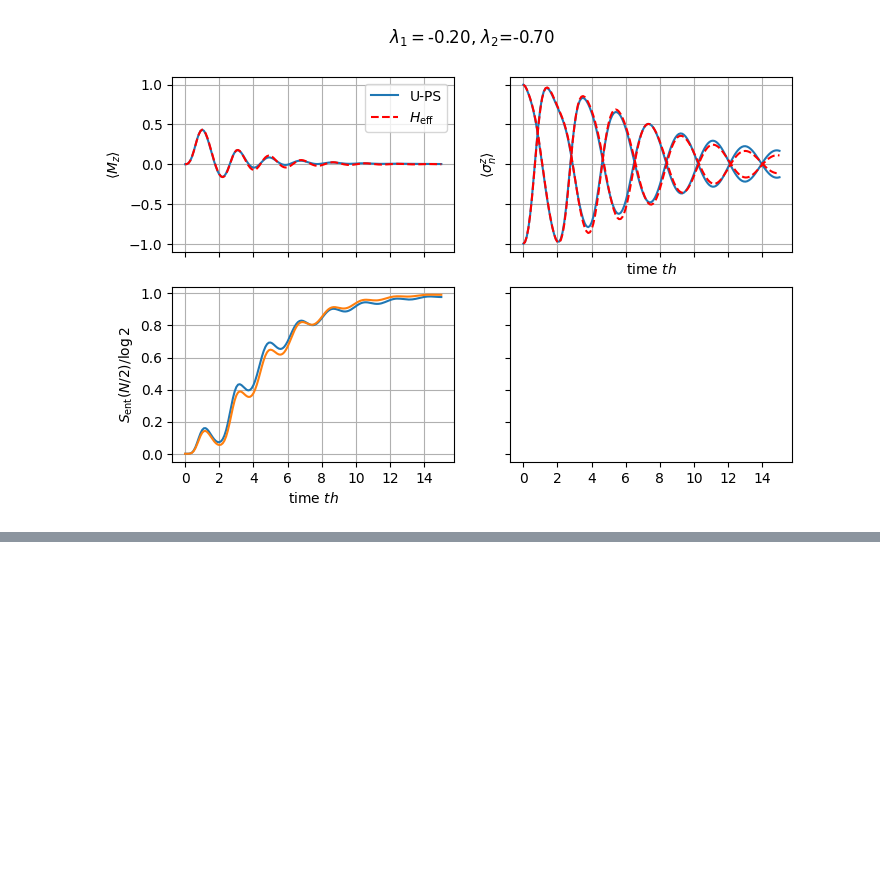
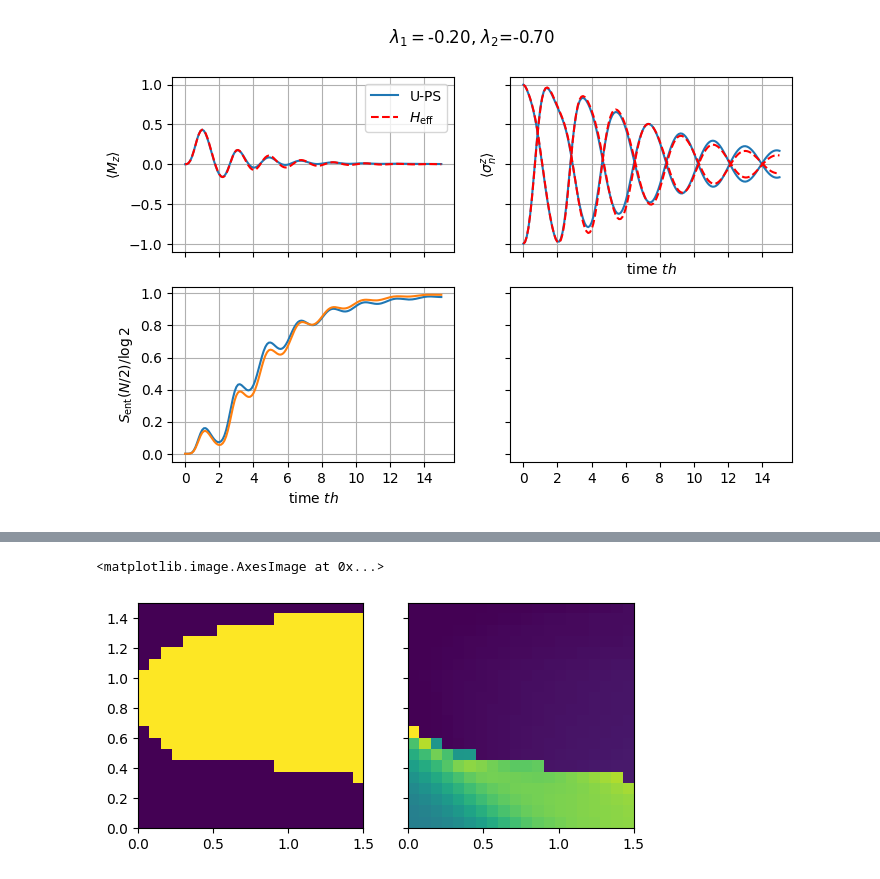
Before and after one commit to mwauters92/Non-hermitian-design, a Jupyter notebook: ClaudeIsRight.ipynb, the cells around one changed output, grey strips where cells are left out. Saved outputs shown, nothing was run; the diff lists cells and outputs as text; code cells hidden in the pictures; blank space fills up the shorter version.

```diff
--- a/ClaudeIsRight.ipynb
+++ b/ClaudeIsRight.ipynb
@@ -319,11 +329,12 @@ class StationaryResult:
 
 
 def nh_stationary_states(
-    H:   qt.Qobj,
+    H_nh:   qt.Qobj,
     N:   int,
     cut: int   = None,
     tol: float = 1e-6,
     d:   int   = 3,
+    neigs: int = None,
 ) -> StationaryResult:
     """
     Find the stationary right eigenstates of a non-Hermitian Hamiltonian.
@@ -343,7 +354,7 @@ def nh_stationary_states(
 
     Parameters
     ----------
-    H : qt.Qobj
+    H_nh : qt.Qobj
         Non-Hermitian Hamiltonian (square matrix operator).
     N : int
         Number of qudits.
@@ -372,12 +383,16 @@ def nh_stationary_states(
         raise ValueError(f"cut={cut} must satisfy 1 <= cut <= N-1={N-1}.")
 
     # Force QuTiP to treat H as non-Hermitian regardless of numerical noise
-    H_nh = H.copy()
-    H_nh.isherm = False
+    if H_nh.isherm:
+        raise ValueError(f"The Hprovided Hamiltonian is Hermitian")
+    #H_nh.isherm = False
 
     # --- diagonalise: eigenstates() returns (evals, [evecs]) ----------------
     # Right eigenvectors only (QuTiP returns right evecs for non-Hermitian)
-    eigenvalues, eigenstates = H_nh.eigenstates()   # evals sorted by Re(λ)
+    if neigs:
+        eigenvalues, eigenstates = H_nh.eigenstates(sparse=True,eigvals=4,sort='high')   # evals sorted by Re(λ)
+    else:
+        eigenvalues, eigenstates = H_nh.eigenstates()   # evals sorted by Re(λ)
 
     # Re-sort by Im(λ) descending: index 0 = least negative = most stationary
     sort_idx    = np.argsort(eigenvalues.imag)[::-1]
@@ -885,0 +875,25 @@ plt.imshow()
+# %%
+N = 8
+h=1
+ns=20
+lambda1_list=np.linspace(0.01,1.5,ns)
+lambda2_list=np.linspace(0.01,1.5,ns)
+gs_multiplicity = []
+gs_entropy = []
+for lam1 in lambda1_list:
+    for lam2 in lambda2_list:
+        heff, lambda1, lambda2 = h, -1j*lam1, -1j*lam2
+        #print(f"effective paramters: lambda_1={lambda1:.2f}, lambda_2={lambda2:.2f}")
+        single_body_eff = [[heff, ('x', 0, 1), None], [2*lambda1, ('p-', 0, 1), None] ]
+        two_body_eff=[[2*lambda2,('p-', 0, 1), ('p-', 0, 1)]]
+        H_qeff = build_hamiltonian(N,single_body_eff, two_body_eff,d=2)
+        res = nh_stationary_states(H_qeff,N, tol=1e-8,d=2)
+        gs_multiplicity.append(res.degeneracy)
+        gs_entropy.append(np.array(res.entanglement_entropies).mean())
+# %%
+fig, ax = plt.subplots(ncols=2,sharex=True, sharey=True)
+ax[0].imshow(np.array(gs_multiplicity).reshape([ns,ns]),origin='lower', extent=[0,1.5,0,1.5])
+ax[1].imshow(np.array(gs_entropy).reshape([ns,ns]),origin='lower', extent=[0,1.5,0,1.5])
+# %% [output]
+<matplotlib.image.AxesImage at 0x...>
+[figure, added]
```
Also changed, not shown: parts of 15 cells of this notebook, 2 other files.
